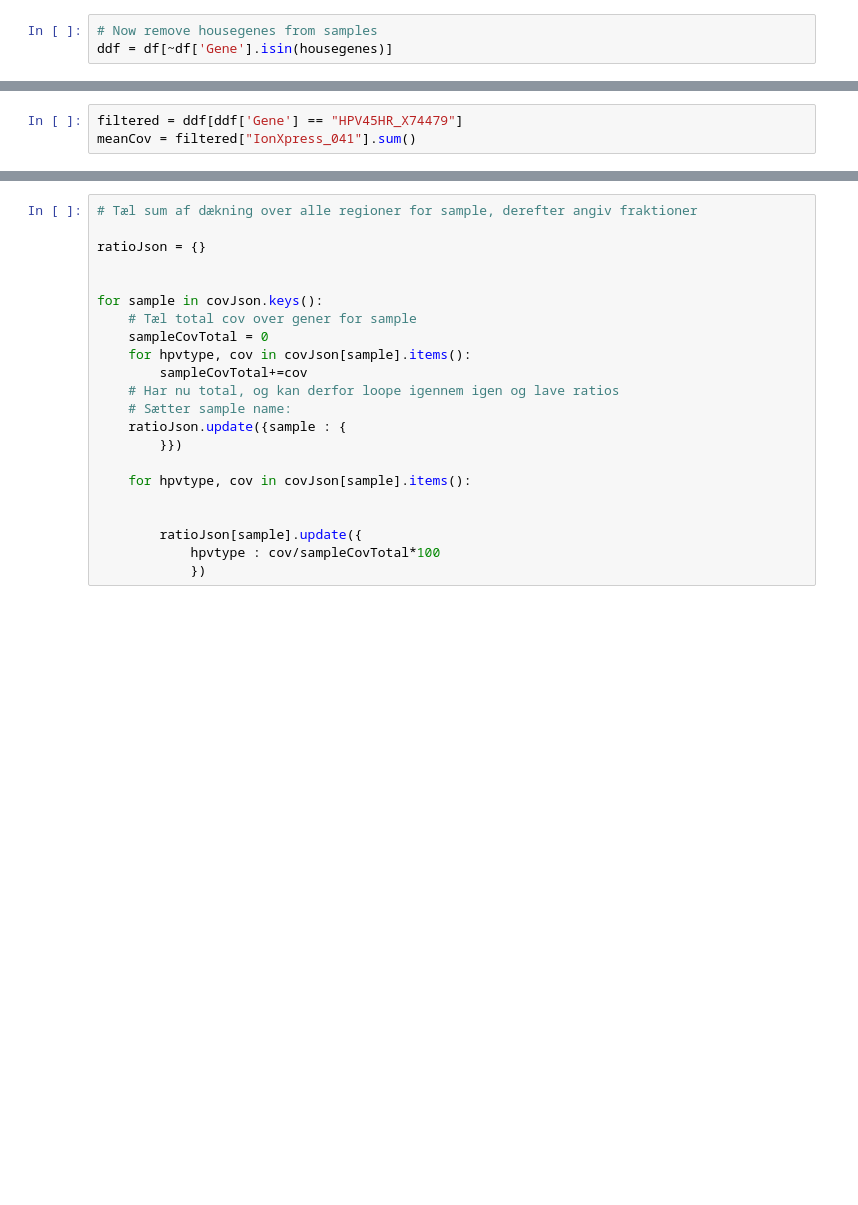
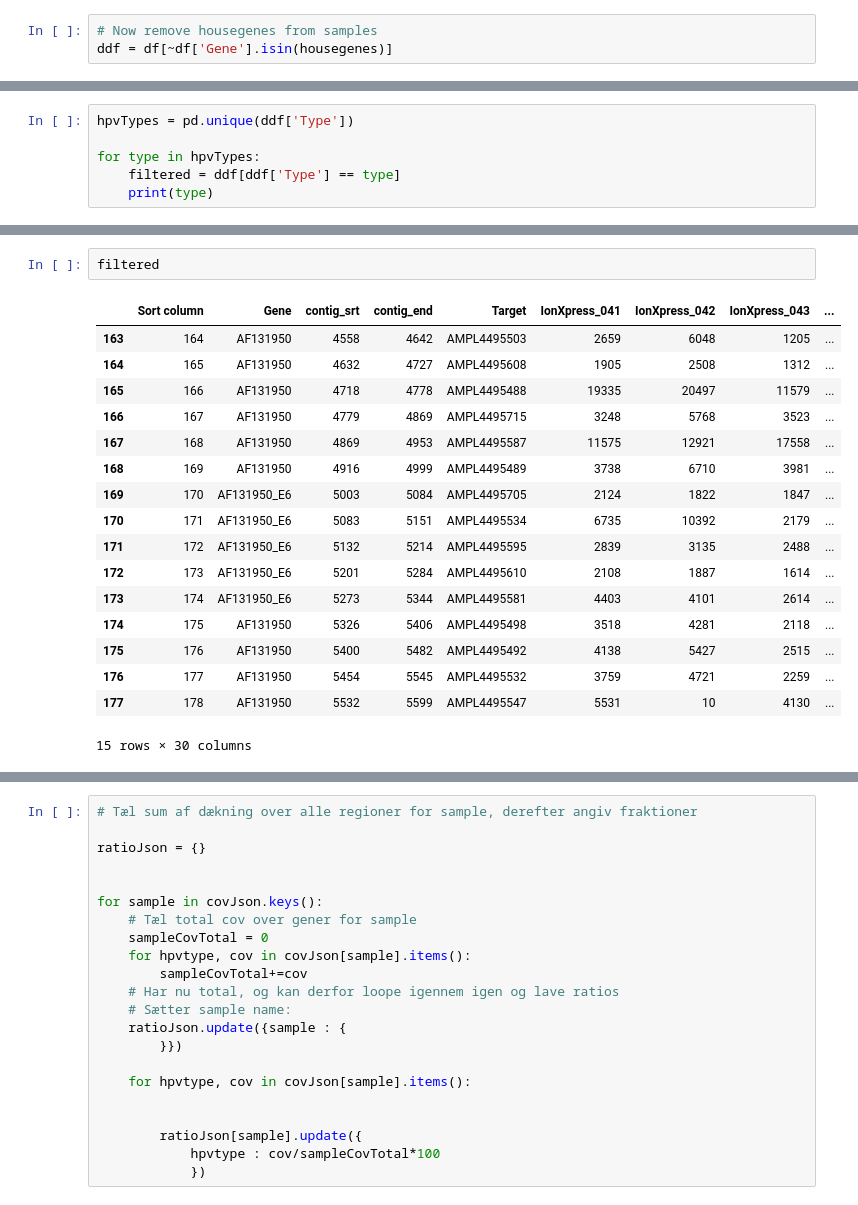
Before and after one commit to CrosserK/HPV_subtyping, a Jupyter notebook: Scripts/Python/autoDetectTypeFromCov.ipynb, the cells around one changed output, grey strips where cells are left out. Drawn from its saved outputs; the diff is of its cells as text; blank space fills up the shorter version.

```diff
--- a/Scripts/Python/autoDetectTypeFromCov.ipynb
+++ b/Scripts/Python/autoDetectTypeFromCov.ipynb
@@ -72,3 +72,0 @@ hpvTypes = pd.unique(ddf['Gene'])
-# %%
-filtered = ddf[ddf['Gene'] == "HPV45HR_X74479"]
-meanCov = filtered["IonXpress_041"].sum()
@@ -74,0 +107,6 @@ meanCov = filtered["IonXpress_041"].sum()
+# %%
+hpvTypes = pd.unique(ddf['Type'])
+
+for type in hpvTypes:
+    filtered = ddf[ddf['Type'] == type]
+    print(type)
@@ -74,0 +187,20 @@ meanCov = filtered["IonXpress_041"].sum()
+# %%
+filtered
+# %% [output]
+|  | Sort column | Gene | contig_srt | contig_end | Target | IonXpress_041 | IonXpress_042 | IonXpress_043 | ... |
+| 163 | 164 | AF131950 | 4558 | 4642 | AMPL4495503 | 2659 | 6048 | 1205 | ... |
+| 164 | 165 | AF131950 | 4632 | 4727 | AMPL4495608 | 1905 | 2508 | 1312 | ... |
+| 165 | 166 | AF131950 | 4718 | 4778 | AMPL4495488 | 19335 | 20497 | 11579 | ... |
+| 166 | 167 | AF131950 | 4779 | 4869 | AMPL4495715 | 3248 | 5768 | 3523 | ... |
+| 167 | 168 | AF131950 | 4869 | 4953 | AMPL4495587 | 11575 | 12921 | 17558 | ... |
+| 168 | 169 | AF131950 | 4916 | 4999 | AMPL4495489 | 3738 | 6710 | 3981 | ... |
+| 169 | 170 | AF131950_E6 | 5003 | 5084 | AMPL4495705 | 2124 | 1822 | 1847 | ... |
+| 170 | 171 | AF131950_E6 | 5083 | 5151 | AMPL4495534 | 6735 | 10392 | 2179 | ... |
+| 171 | 172 | AF131950_E6 | 5132 | 5214 | AMPL4495595 | 2839 | 3135 | 2488 | ... |
+| 172 | 173 | AF131950_E6 | 5201 | 5284 | AMPL4495610 | 2108 | 1887 | 1614 | ... |
+| 173 | 174 | AF131950_E6 | 5273 | 5344 | AMPL4495581 | 4403 | 4101 | 2614 | ... |
+| 174 | 175 | AF131950 | 5326 | 5406 | AMPL4495498 | 3518 | 4281 | 2118 | ... |
+| 175 | 176 | AF131950 | 5400 | 5482 | AMPL4495492 | 4138 | 5427 | 2515 | ... |
+| 176 | 177 | AF131950 | 5454 | 5545 | AMPL4495532 | 3759 | 4721 | 2259 | ... |
+| 177 | 178 | AF131950 | 5532 | 5599 | AMPL4495547 | 5531 | 10 | 4130 | ... |
+15 rows × 30 columns
```
Also changed, not shown: parts of 22 cells of this notebook, 2 other files.
